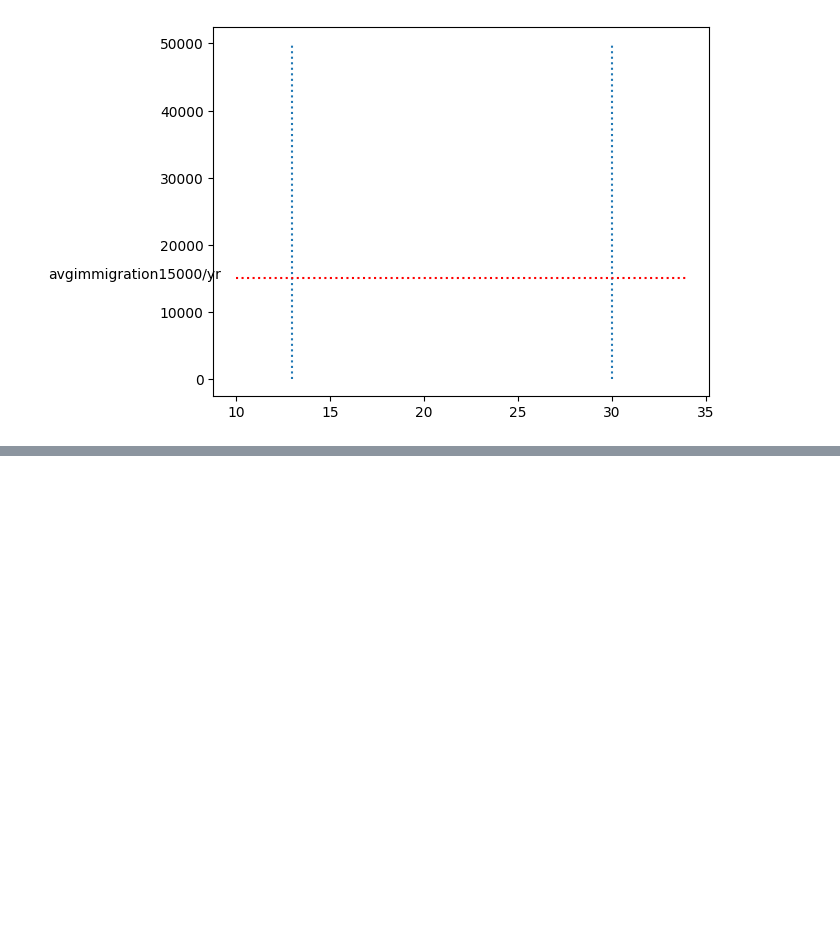
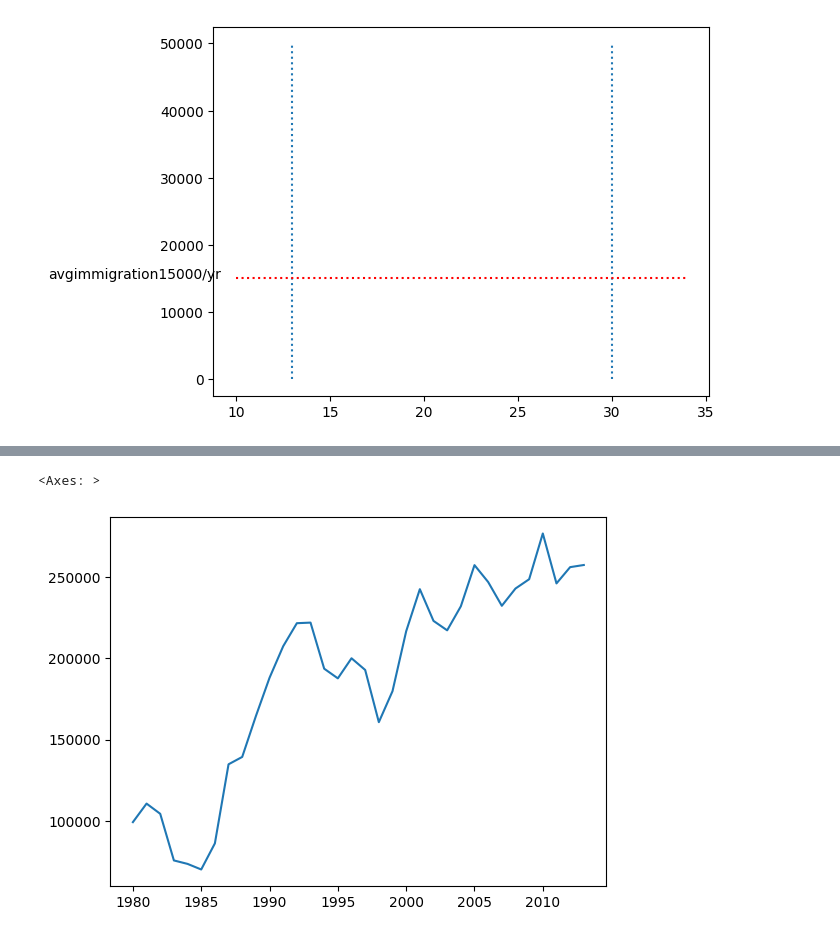
Before and after one commit to anjali8922/digipodium, a Jupyter notebook: data analysis/immigration.ipynb, the cells around one changed output, grey strips where cells are left out. Drawn from its saved outputs; the diff is of its cells as text; code cells hidden in the pictures; blank space fills up the shorter version.

```diff
--- a/data analysis/immigration.ipynb
+++ b/data analysis/immigration.ipynb
@@ -205,3 +199,5 @@ df.loc[countries,years].T.plot(figsize=(10,5),kind='area',alpha=0.5,stacked=Fals
 # %% [output]
 <Axes: >
 [figure]
+# %%
+df.sort_values(by='Total',ascending=False,inplace=True)
@@ -263,0 +307,5 @@ ValueError: Mime type rendering requires nbformat>=4.2.0 but it is not installed
+# %%
+df[years].sum().plot()
+# %% [output]
+<Axes: >
+[figure, added]
```
Also changed, not shown: parts of 16 cells of this notebook, 2 other files.
